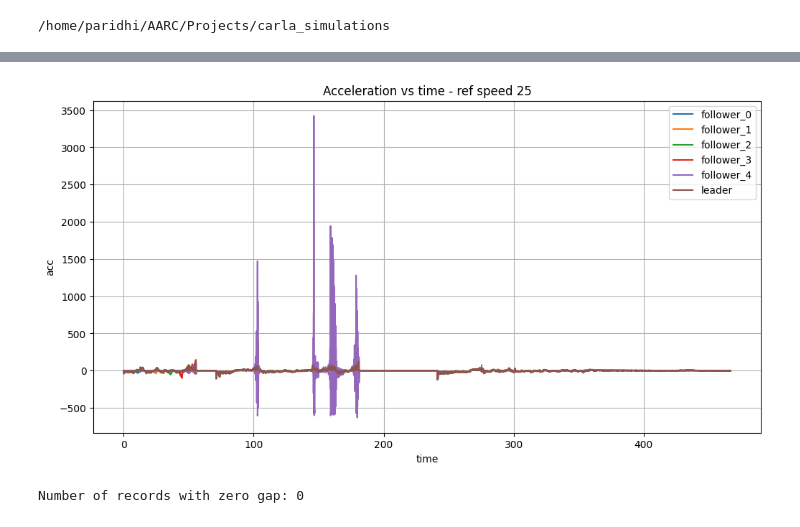
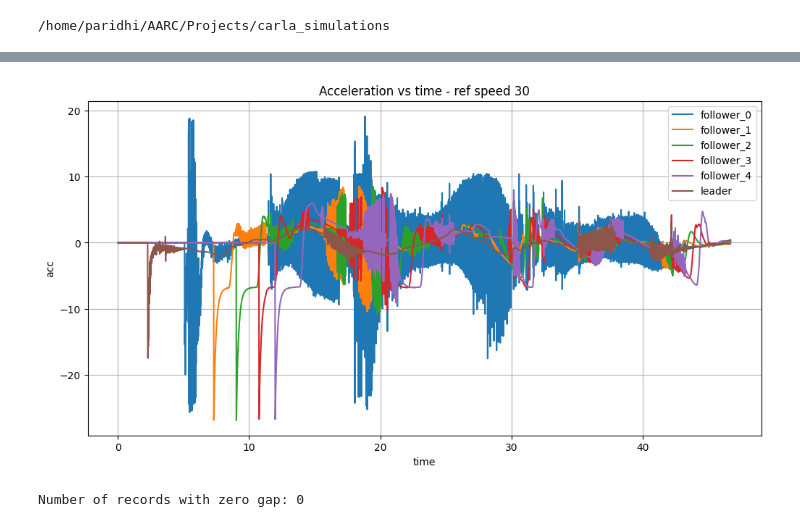
Before and after one commit to shihabict/carla_simulation, a Jupyter notebook: research/analysis_recorded_data.ipynb, the cells around one changed output, grey strips where cells are left out. Saved outputs shown, nothing was run; the diff lists cells and outputs as text; code cells hidden in the pictures.

```diff
--- a/research/analysis_recorded_data.ipynb
+++ b/research/analysis_recorded_data.ipynb
@@ -60,6 +60,6 @@ plot_speed(data,'time','speed','Speed vs time - ref speed 30', max_points=28000,
 # %%
-plot_speed(data,'time','acc','Acceleration vs time - ref speed 25', max_points=28000,min_points=0)
+plot_speed(data,'time','acc','Acceleration vs time - ref speed 30', max_points=28000,min_points=0)
 # %% [output]
-[figure, old version]
+[figure, new version]
 # %%
 # check if any record in gap column is  zero
```
Also changed, not shown: parts of 8 cells of this notebook, 4 other files.
